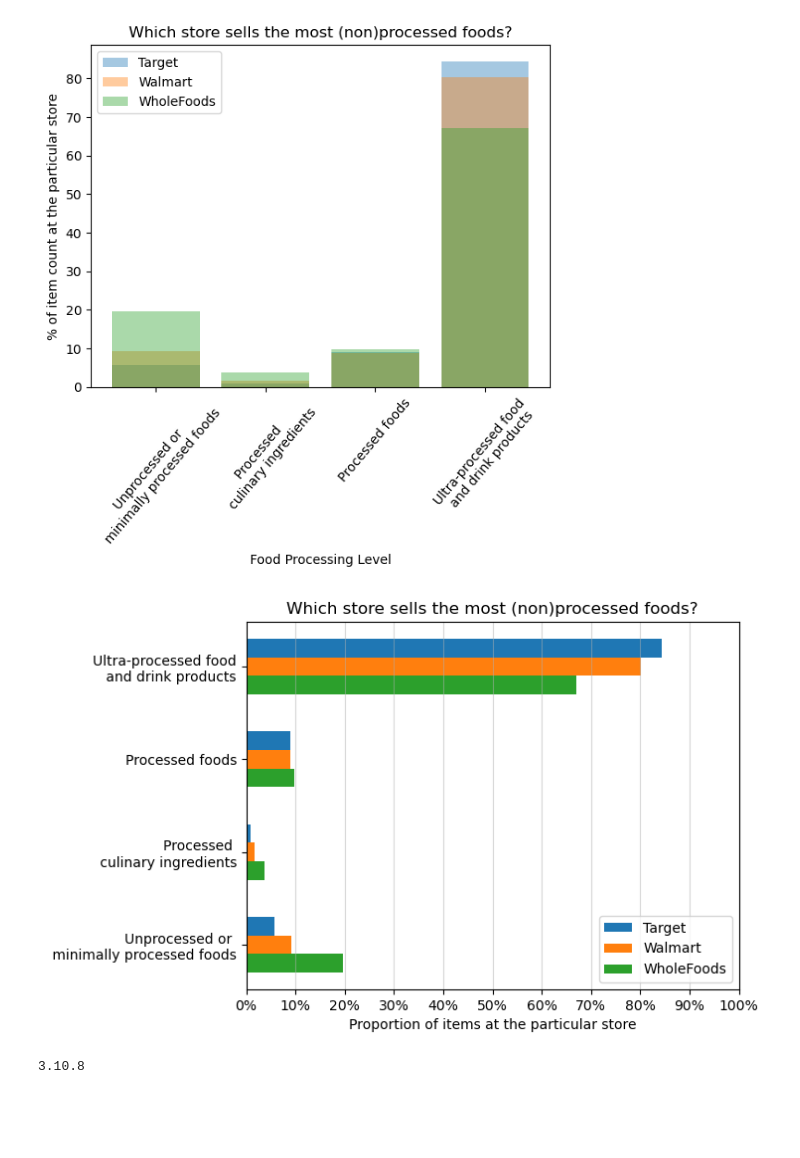
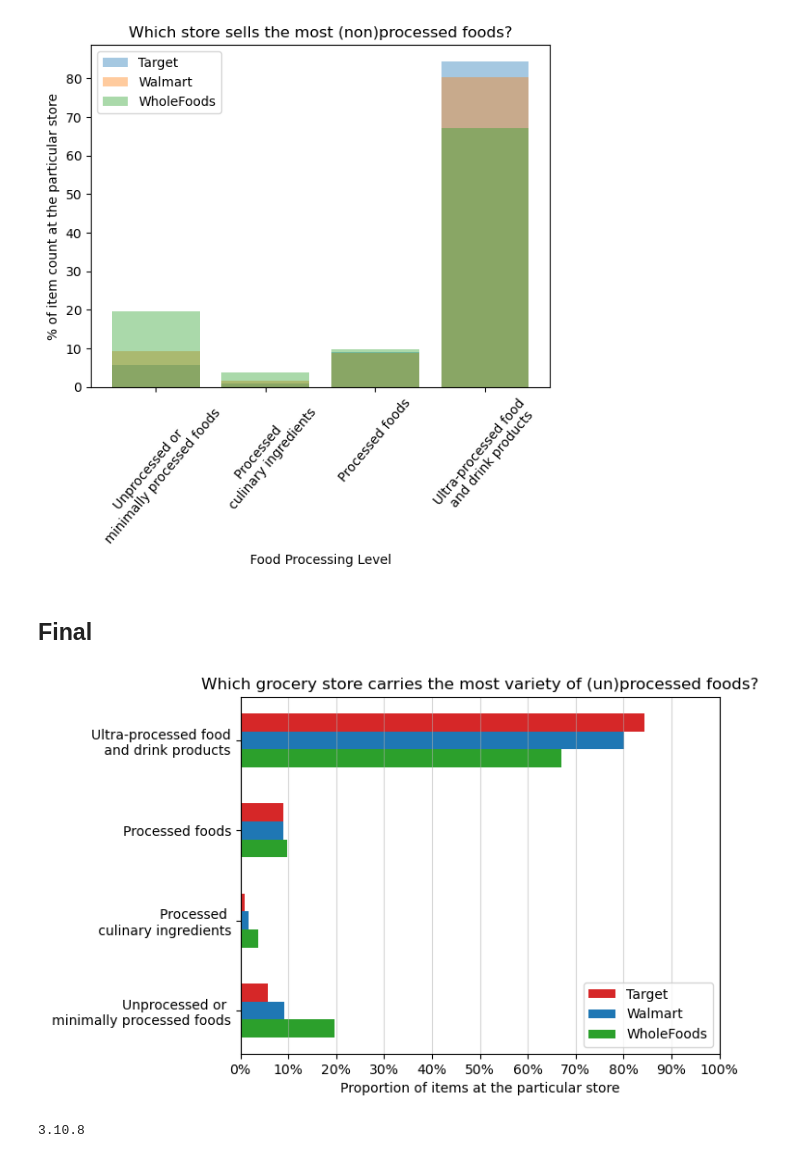
Before and after one commit to gkao25/grocerydb-viz, a Jupyter notebook: notebook.ipynb, the cells around one changed output. Saved outputs shown, nothing was run; the diff lists cells and outputs as text; code cells hidden in the pictures; blank space fills up the shorter version.

```diff
--- a/notebook.ipynb
+++ b/notebook.ipynb
@@ -271,37 +300,39 @@ plt.title('Which store sells the most (non)processed foods?')
 plt.show()
 # %% [output]
 [figure]
+# %% [markdown]
+## Final
 # %%
 # percentage of processed food at the store -> horizontal bars
 fpro_class = [0,1,2,3]
 fpro_class_labels = ['Unprocessed or \n minimally processed foods', 'Processed \n culinary ingredients', 'Processed foods', 'Ultra-processed food\n and drink products']
 target_height = target.groupby('FPro_class').count().reset_index()['name'] / target.shape[0] *100
 walmart_height = walmart.groupby('FPro_class').count().reset_index()['name'] / walmart.shape[0] *100
 wf_height = wf.groupby('FPro_class').count().reset_index()['name'] / wf.shape[0] *100
 
-# plt.grouped_bar(
-#     [target_height, walmart_height, wf_height],
-#     tick_labels=fpro_class_labels,
-#     labels=['Target', 'Walmart', 'WholeFoods']
-# )
 x = np.arange(len(fpro_class_labels))
 w = 0.2
 
-plt.barh(x+w, target_height, height=w, label='Target')
-plt.barh(x, walmart_height, height=w, label='Walmart')
-plt.barh(x-w, wf_height, height=w, label='WholeFoods')
+# plt.barh(x+w, target_height, height=w, label='Target', color='#CC0000', ec='black', ls='dotted')
+# plt.barh(x, walmart_height, height=w, label='Walmart', color='#0071CE', ec='black', lw=1)
+# plt.barh(x-w, wf_height, height=w, label='WholeFoods', color='#00674B', ec='black', ls='dashed')
+
+plt.barh(x+w, target_height, height=w, label='Target', color='tab:red')
+plt.barh(x, walmart_height, height=w, label='Walmart', color='tab:blue')
+plt.barh(x-w, wf_height, height=w, label='WholeFoods', color='tab:green')
+
 plt.legend()
 plt.yticks(fpro_class, fpro_class_labels)
 plt.grid(axis='x', alpha=0.5)
 # plt.ylabel('Food Processing Class')
 plt.xlim([0,100])
 plt.xticks(range(0,101,10))
 plt.gca().xaxis.set_major_formatter(mtick.PercentFormatter())
 plt.xlabel('Proportion of items at the particular store')
-plt.title('Which store sells the most (non)processed foods?')
+plt.title('Which grocery store carries the most variety of (un)processed foods?')
 plt.show()
 # %% [output]
-[figure, old version]
+[figure, new version]
 # %%
 import matplotlib
 
```
Also changed, not shown: parts of 4 cells of this notebook.
